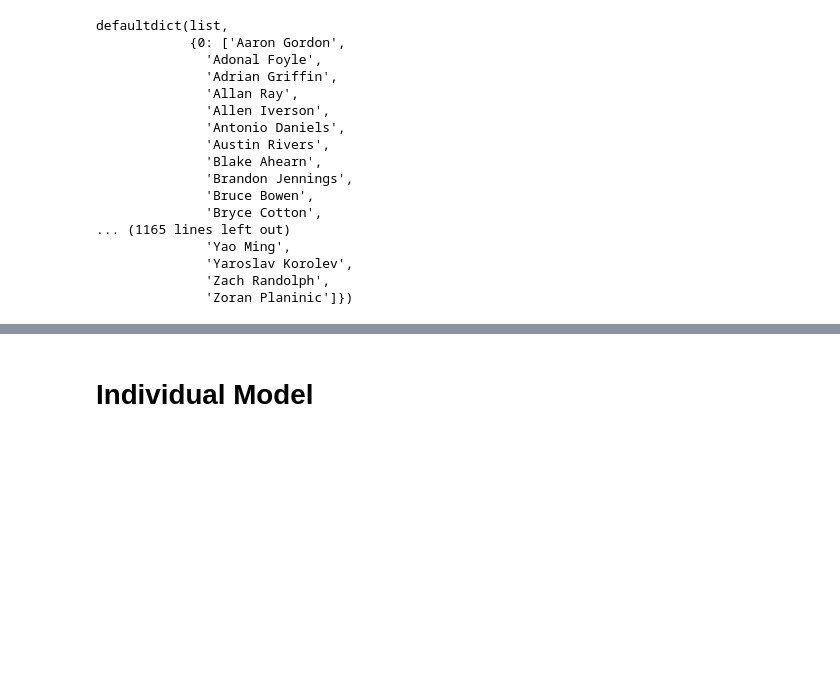
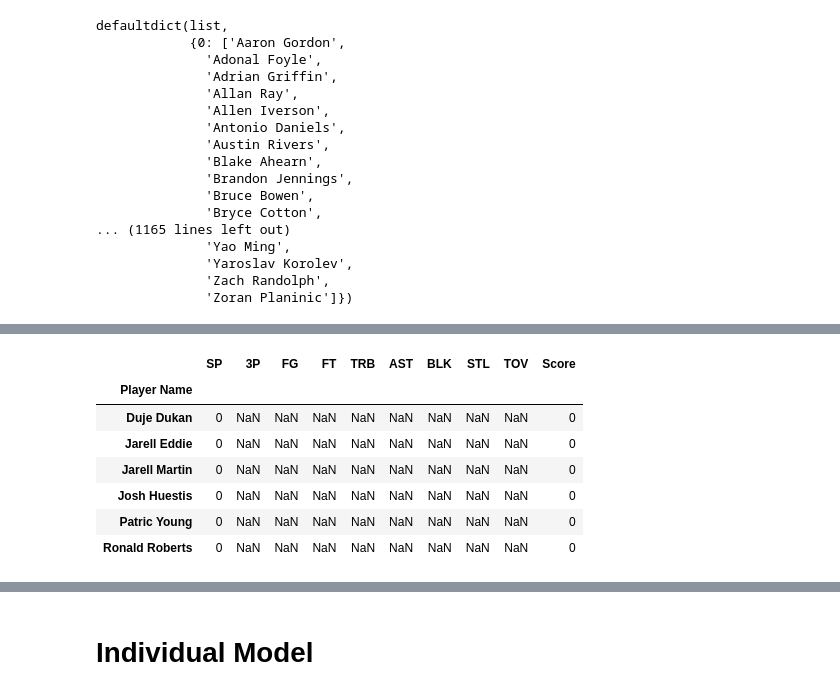
Before and after one commit to EricHPei/fantasy-score-predictor, a Jupyter notebook: score-predictor/src/Test.ipynb, the cells around one changed output, grey strips where cells are left out. Drawn from its saved outputs; the diff is of its cells as text; code cells hidden in the pictures; blank space fills up the shorter version.

```diff
--- a/score-predictor/src/Test.ipynb
+++ b/score-predictor/src/Test.ipynb
@@ -289,8 +289,6 @@ array([[  6.01621007e-01,   6.01621007e-01,   1.67523259e-03,
           2.50991106e-01,   9.61049459e-01]])
 # %%
 PA = MakeDF.make_averages(df, cutoff=120)
-# %%
-PA = PA.drop('index', axis=1)
 # %%
 PA.head()
 # %% [output]
@@ -366,0 +387,11 @@ defaultdict(list,
+# %%
+PA[PA.isnull().any(axis=1)]
+# %% [output]
+|  | SP | 3P | FG | FT | TRB | AST | BLK | STL | TOV | Score |
+| Player Name |  |  |  |  |  |  |  |  |  |  |
+| Duje Dukan | 0 | NaN | NaN | NaN | NaN | NaN | NaN | NaN | NaN | 0 |
+| Jarell Eddie | 0 | NaN | NaN | NaN | NaN | NaN | NaN | NaN | NaN | 0 |
+| Jarell Martin | 0 | NaN | NaN | NaN | NaN | NaN | NaN | NaN | NaN | 0 |
+| Josh Huestis | 0 | NaN | NaN | NaN | NaN | NaN | NaN | NaN | NaN | 0 |
+| Patric Young | 0 | NaN | NaN | NaN | NaN | NaN | NaN | NaN | NaN | 0 |
+| Ronald Roberts | 0 | NaN | NaN | NaN | NaN | NaN | NaN | NaN | NaN | 0 |
```
Also changed, not shown: parts of 25 cells of this notebook, 2 other files.
